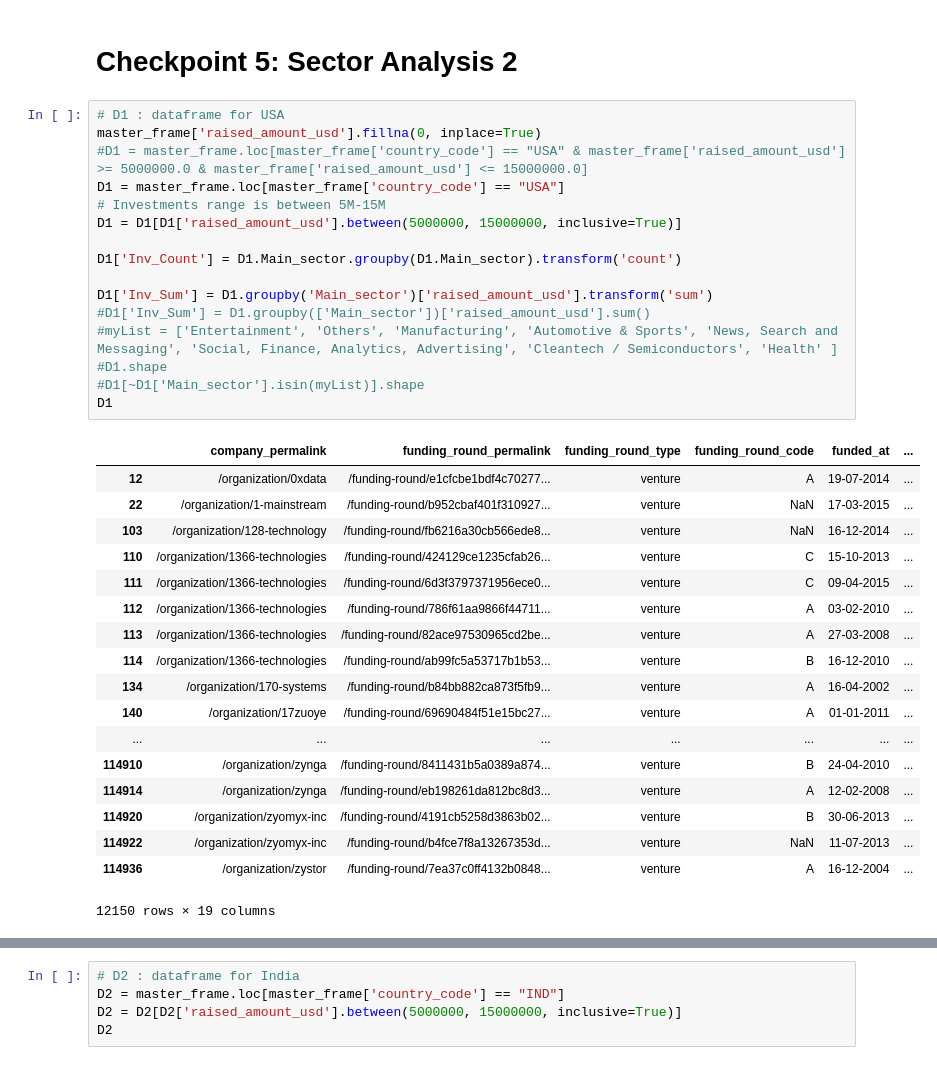
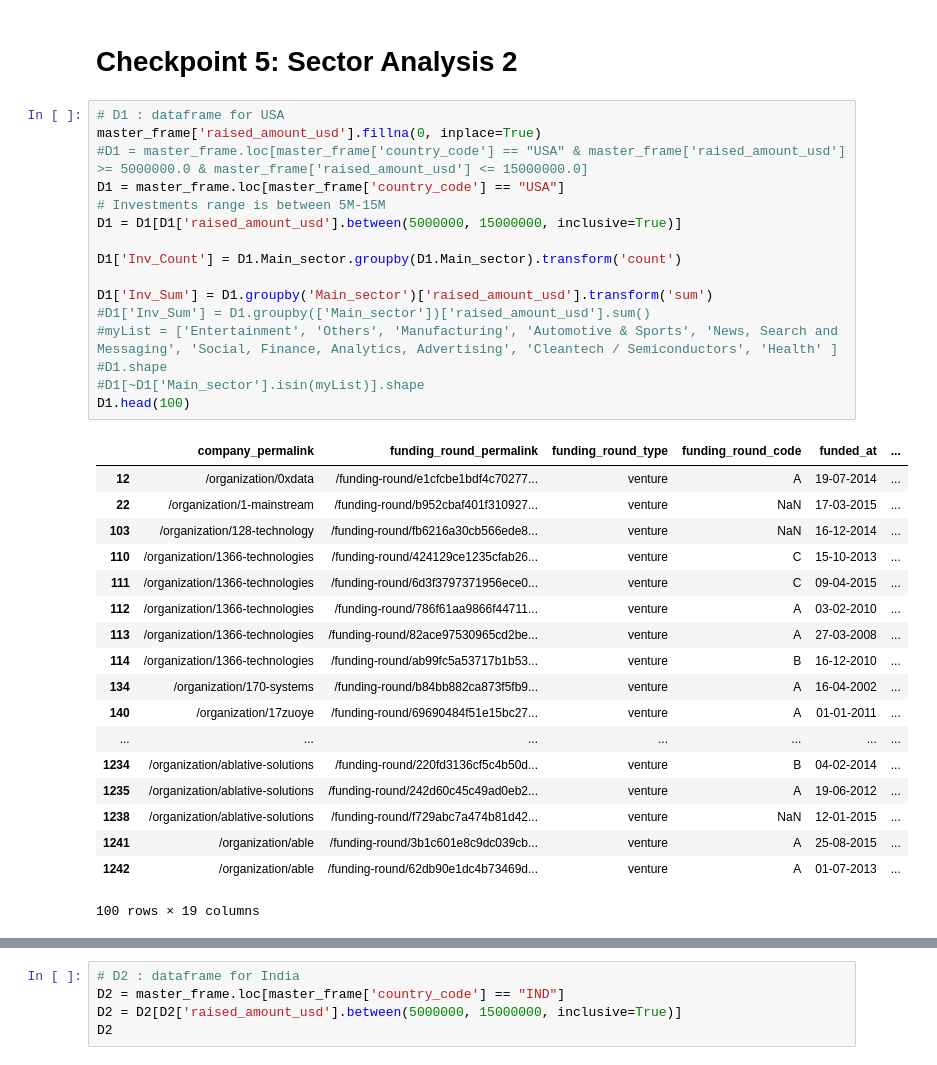
Before and after one commit to bindusripad/Investment_case_study, a Jupyter notebook: notebook/Spark_Funds_Analysis.ipynb, the cells around one changed output, grey strips where cells are left out. Cells and saved outputs as stored; diff of their text form.

```diff
--- a/notebook/Spark_Funds_Analysis.ipynb
+++ b/notebook/Spark_Funds_Analysis.ipynb
@@ -352,35 +352,35 @@ master_frame.head()
 # %%
 # D1 : dataframe for USA
 master_frame['raised_amount_usd'].fillna(0, inplace=True)
 #D1 = master_frame.loc[master_frame['country_code'] == "USA" & master_frame['raised_amount_usd'] >= 5000000.0 & master_frame['raised_amount_usd'] <= 15000000.0]
 D1 = master_frame.loc[master_frame['country_code'] == "USA"]
 # Investments range is between 5M-15M
 D1 = D1[D1['raised_amount_usd'].between(5000000, 15000000, inclusive=True)]
 
 D1['Inv_Count'] = D1.Main_sector.groupby(D1.Main_sector).transform('count')
 
 D1['Inv_Sum'] = D1.groupby('Main_sector')['raised_amount_usd'].transform('sum')
 #D1['Inv_Sum'] = D1.groupby(['Main_sector'])['raised_amount_usd'].sum()
 #myList = ['Entertainment', 'Others', 'Manufacturing', 'Automotive & Sports', 'News, Search and Messaging', 'Social, Finance, Analytics, Advertising', 'Cleantech / Semiconductors', 'Health' ]
 #D1.shape
 #D1[~D1['Main_sector'].isin(myList)].shape
-D1
+D1.head(100)
 # %% [output]
 |  | company_permalink | funding_round_permalink | funding_round_type | funding_round_code | funded_at | ... |
 | 12 | /organization/0xdata | /funding-round/e1cfcbe1bdf4c70277... | venture | A | 19-07-2014 | ... |
 | 22 | /organization/1-mainstream | /funding-round/b952cbaf401f310927... | venture | NaN | 17-03-2015 | ... |
 | 103 | /organization/128-technology | /funding-round/fb6216a30cb566ede8... | venture | NaN | 16-12-2014 | ... |
 | 110 | /organization/1366-technologies | /funding-round/424129ce1235cfab26... | venture | C | 15-10-2013 | ... |
 | 111 | /organization/1366-technologies | /funding-round/6d3f3797371956ece0... | venture | C | 09-04-2015 | ... |
 | 112 | /organization/1366-technologies | /funding-round/786f61aa9866f44711... | venture | A | 03-02-2010 | ... |
 | 113 | /organization/1366-technologies | /funding-round/82ace97530965cd2be... | venture | A | 27-03-2008 | ... |
 | 114 | /organization/1366-technologies | /funding-round/ab99fc5a53717b1b53... | venture | B | 16-12-2010 | ... |
 | 134 | /organization/170-systems | /funding-round/b84bb882ca873f5fb9... | venture | A | 16-04-2002 | ... |
 | 140 | /organization/17zuoye | /funding-round/69690484f51e15bc27... | venture | A | 01-01-2011 | ... |
 | ... | ... | ... | ... | ... | ... | ... |
-| 114910 | /organization/zynga | /funding-round/8411431b5a0389a874... | venture | B | 24-04-2010 | ... |
-| 114914 | /organization/zynga | /funding-round/eb198261da812bc8d3... | venture | A | 12-02-2008 | ... |
-| 114920 | /organization/zyomyx-inc | /funding-round/4191cb5258d3863b02... | venture | B | 30-06-2013 | ... |
-| 114922 | /organization/zyomyx-inc | /funding-round/b4fce7f8a13267353d... | venture | NaN | 11-07-2013 | ... |
-| 114936 | /organization/zystor | /funding-round/7ea37c0ff4132b0848... | venture | A | 16-12-2004 | ... |
+| 1234 | /organization/ablative-solutions | /funding-round/220fd3136cf5c4b50d... | venture | B | 04-02-2014 | ... |
+| 1235 | /organization/ablative-solutions | /funding-round/242d60c45c49ad0eb2... | venture | A | 19-06-2012 | ... |
+| 1238 | /organization/ablative-solutions | /funding-round/f729abc7a474b81d42... | venture | NaN | 12-01-2015 | ... |
+| 1241 | /organization/able | /funding-round/3b1c601e8c9dc039cb... | venture | A | 25-08-2015 | ... |
+| 1242 | /organization/able | /funding-round/62db90e1dc4b73469d... | venture | A | 01-07-2013 | ... |
-12150 rows × 19 columns
+100 rows × 19 columns
```
Also changed, not shown: parts of 2 cells of this notebook.
